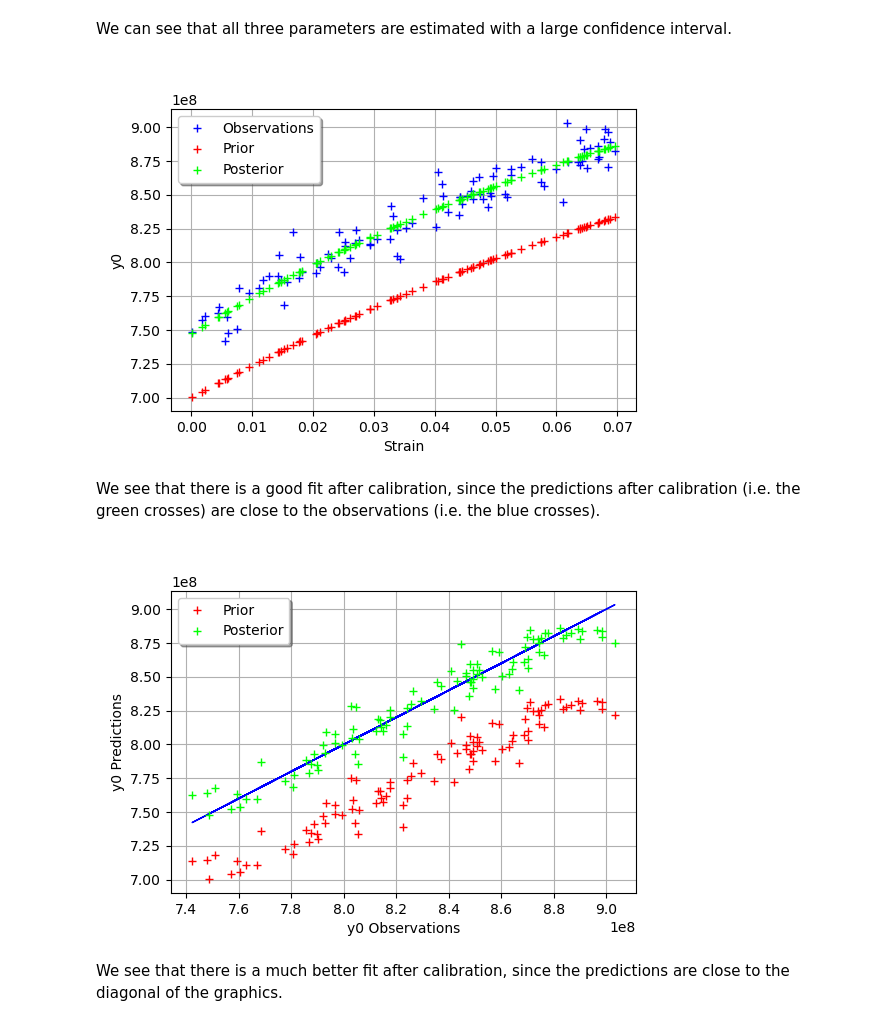
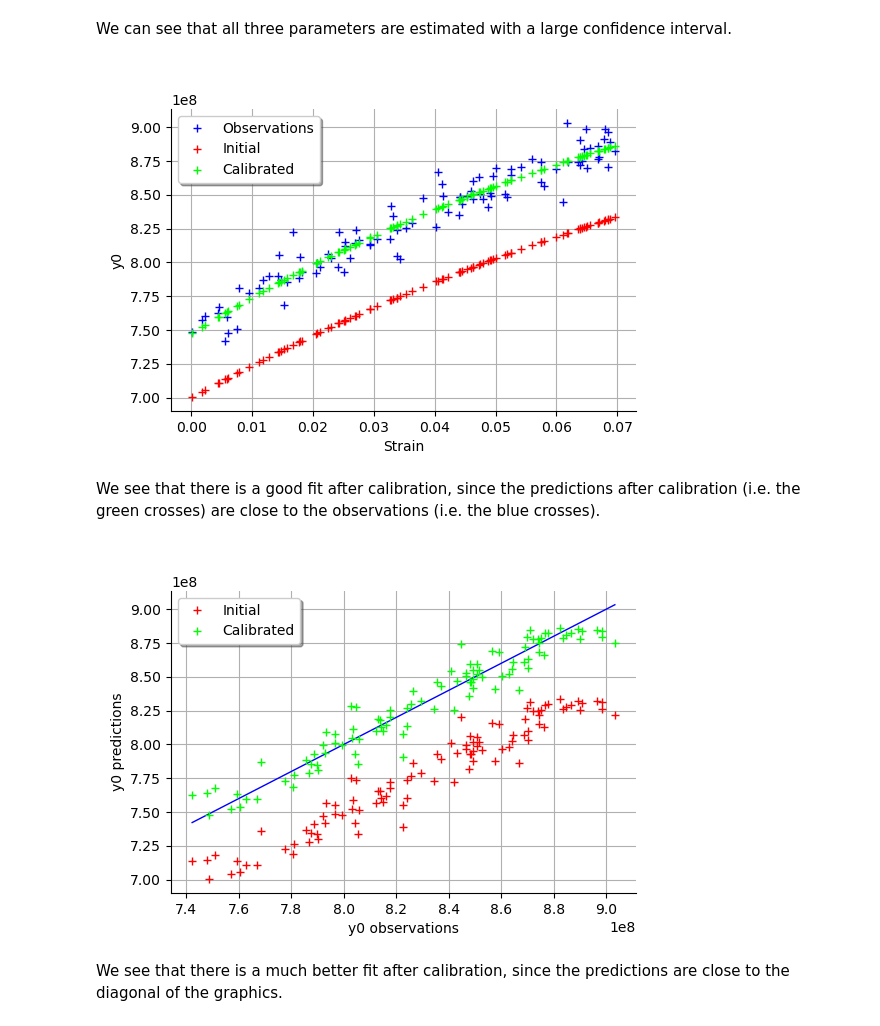
Before and after one commit to mbaudin47/hpcuqtraining, a Jupyter notebook: 2021/Scripts/Calibration/Exercise-calage-deterministic-Chaboche.ipynb, the cells around one changed output. Saved outputs shown, nothing was run; the diff lists cells and outputs as text; code cells hidden in the pictures.

```diff
--- a/2021/Scripts/Calibration/Exercise-calage-deterministic-Chaboche.ipynb
+++ b/2021/Scripts/Calibration/Exercise-calage-deterministic-Chaboche.ipynb
@@ -555,15 +198,15 @@ mypcr = CalibrationAnalysis(calibrationResult, mycf, observedStrain, observedStr
 # %%
-graph = mypcr.drawObservationsVsInputs()
+graph = calibrationResult.drawObservationsVsInputs()
 graph.setLegendPosition("topleft")
 graph
 # %% [output]
-[figure, old version]
+[figure, new version]
 # %% [markdown]
 We see that there is a good fit after calibration, since the predictions after calibration (i.e. the green crosses) are close to the observations (i.e. the blue crosses).
 # %%
-mypcr.drawObservationsVsPredictions()
+calibrationResult.drawObservationsVsPredictions()
 # %% [output]
-[figure, old version]
+[figure, new version]
 # %% [markdown]
 We see that there is a much better fit after calibration, since the predictions are close to the diagonal of the graphics.
 # %%
```
Also changed, not shown: parts of 13 cells of this notebook, 1 other file.
